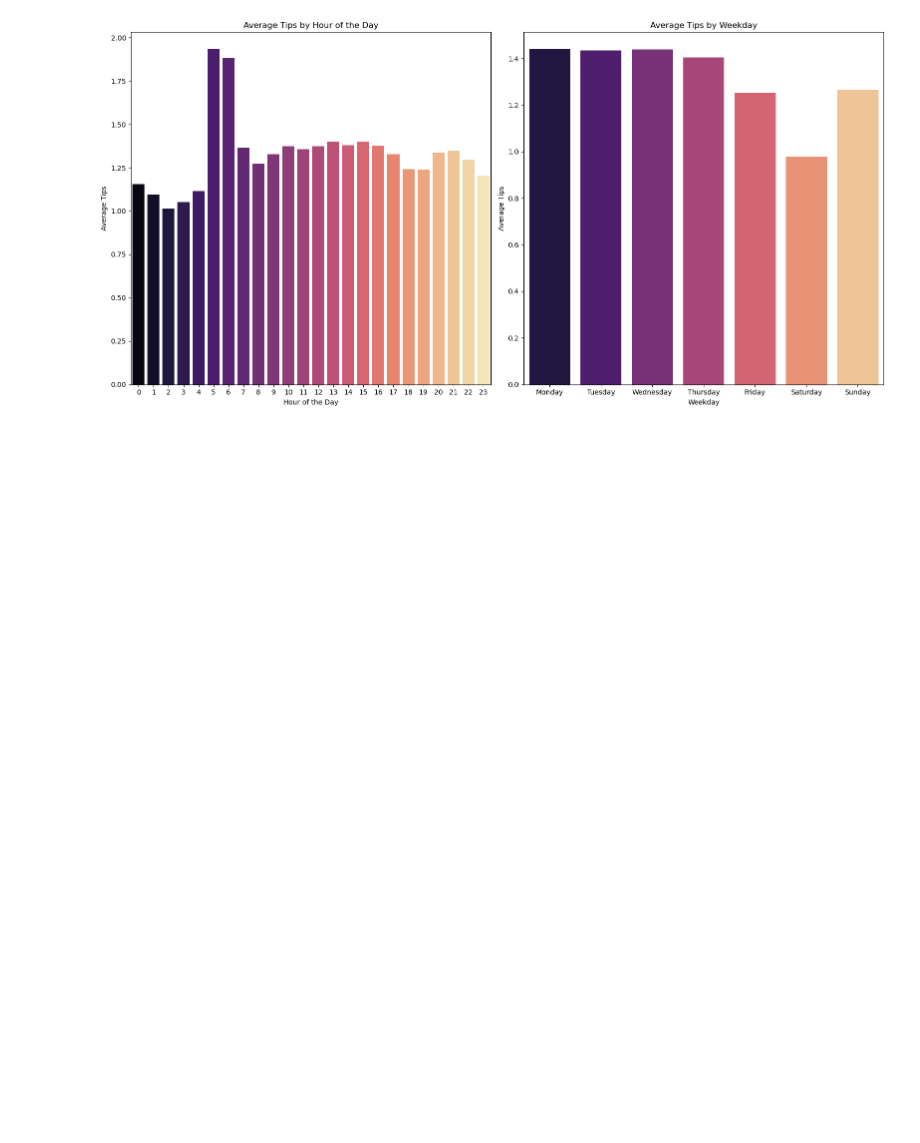
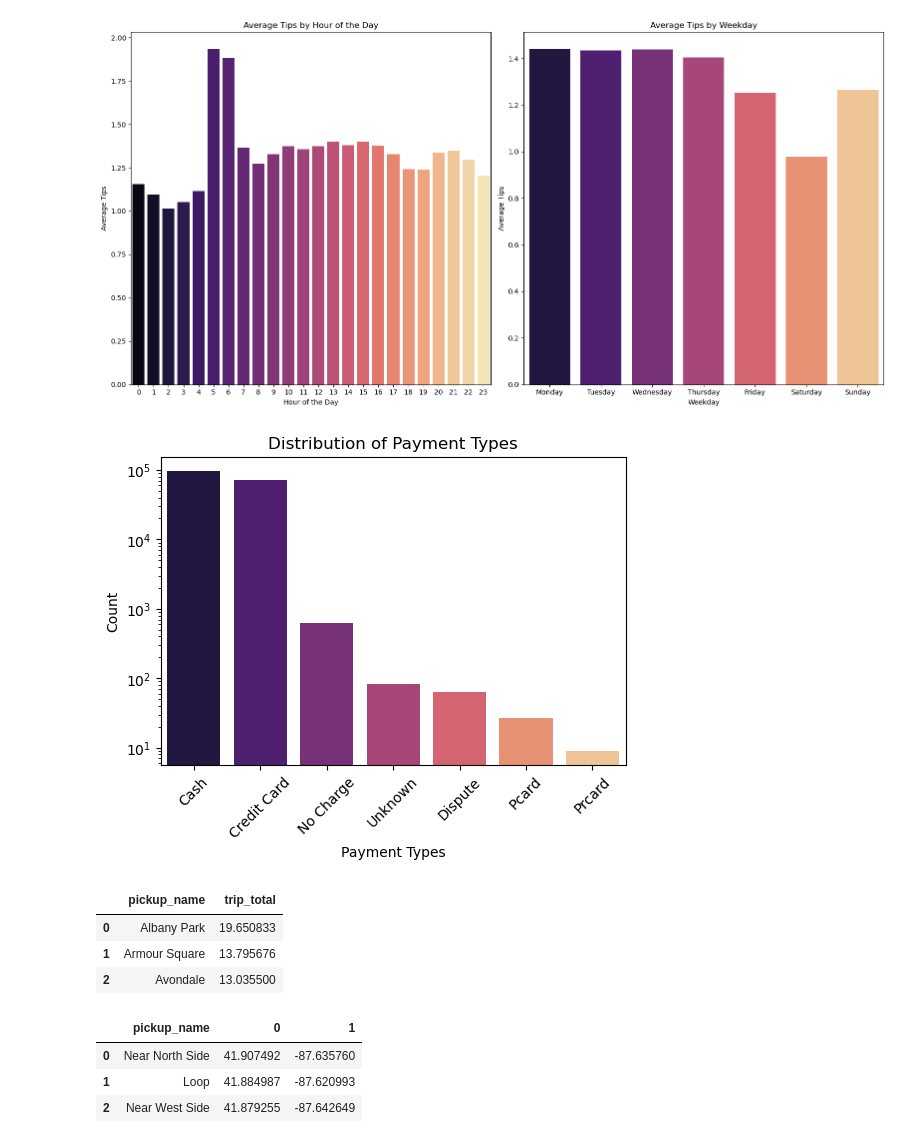
Before and after one commit to Jerematix/aaa, a Jupyter notebook: notebooks/2_descriptive_analysis/02_patterns.ipynb, the cells around one changed output. Cells and saved outputs as stored; diff of their text form; code cells hidden in the pictures; blank space fills up the shorter version.

```diff
--- a/notebooks/2_descriptive_analysis/02_patterns.ipynb
+++ b/notebooks/2_descriptive_analysis/02_patterns.ipynb
@@ -263,3 +262,18 @@ plt.tight_layout()
 plt.show()
 # %% [output]
 [figure]
+# %%
+######## Y values are logged!######
+
+payment_counts = trips_df["payment_type"].value_counts()
+
+plt.figure(figsize=(6, 4))
+sns.barplot(x=payment_counts.index, y=payment_counts.values, palette="magma")
+plt.title('Distribution of Payment Types')
+plt.xlabel('Payment Types')
+plt.ylabel('Count')
+plt.xticks(rotation=45)
+plt.yscale('log')
+plt.show()
+# %% [output]
+[figure, added]
@@ -265,0 +313,9 @@ plt.show()
+# %%
+average_fare_per_pickup = trips_df.groupby('pickup_name')['trip_total'].mean().reset_index()
+average_fare_per_pickup.sort_values(by='pickup_name', inplace=True)
+average_fare_per_pickup.head(3)
+# %% [output]
+|  | pickup_name | trip_total |
+| 0 | Albany Park | 19.650833 |
+| 1 | Armour Square | 13.795676 |
+| 2 | Avondale | 13.035500 |
@@ -265,0 +331,13 @@ plt.show()
+# %%
+#Save coordinates into a separate dataframe
+
+geo_df_pickup = geopandas.GeoDataFrame(geo_df_list, trips_df["pickup_name"])
+geo_df_pickup
+
+geo_df_pickup = geo_df_pickup.reset_index()
+geo_df_pickup.head(3)
+# %% [output]
+|  | pickup_name | 0 | 1 |
+| 0 | Near North Side | 41.907492 | -87.635760 |
+| 1 | Loop | 41.884987 | -87.620993 |
+| 2 | Near West Side | 41.879255 | -87.642649 |
```
Also changed, not shown: parts of 8 cells of this notebook.
